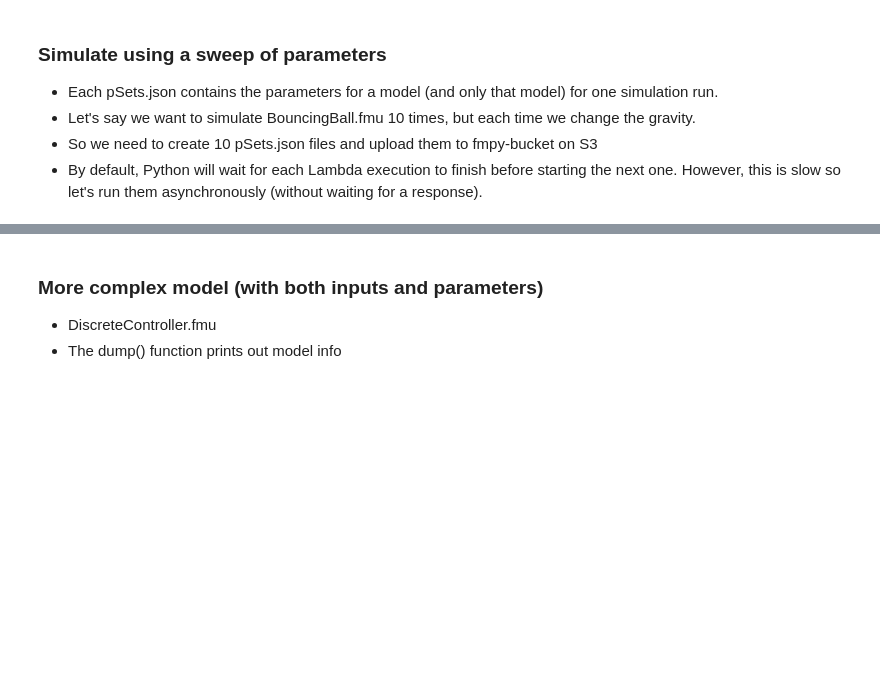
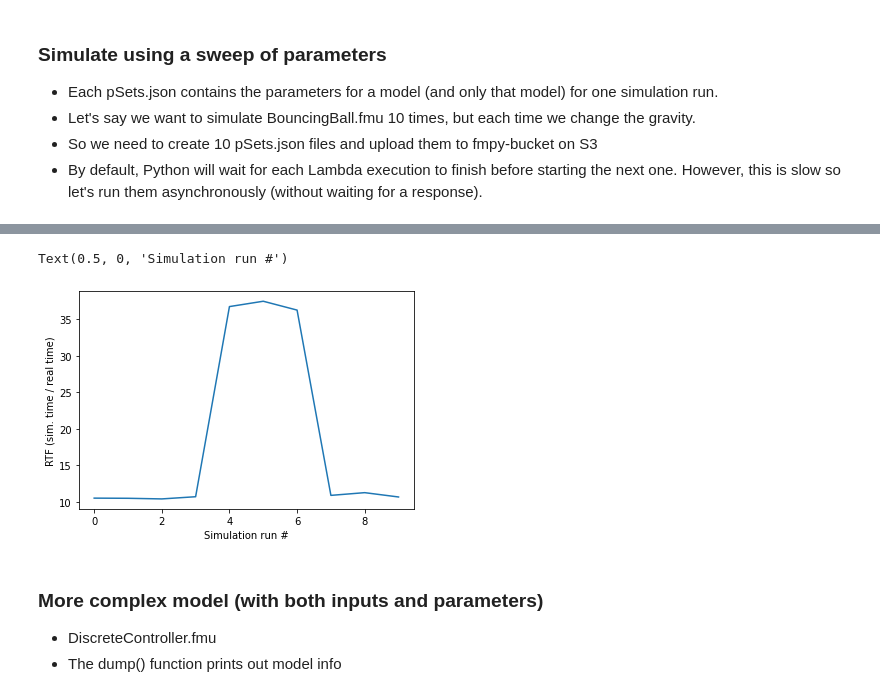
Before and after one commit to stpilks99/simulate-FMU-Lambda, a Jupyter notebook: InvokeLambdaSimulateFMU.ipynb, the cells around one changed output, grey strips where cells are left out. Drawn from its saved outputs; the diff is of its cells as text; code cells hidden in the pictures; blank space fills up the shorter version.

```diff
--- a/InvokeLambdaSimulateFMU.ipynb
+++ b/InvokeLambdaSimulateFMU.ipynb
@@ -195,0 +252,8 @@ for i in range(10):
+# %%
+# get all the Bouncing ball report files in the current directory
+csv_files = glob.glob("BouncingBall.fmu_*_Report_Run*.csv")
+#print(csv_files)
+df_list = (pd.read_csv(file) for file in csv_files)
+# merge the CSVs into one large dataframe
+big_df = pd.concat(df_list, ignore_index=True)
+big_df.head(10)
@@ -196,3 +272,13 @@ for i in range(10):
+# %%
+# plotting
+rtf_array = big_df['Real time factor (sim. time / real time)']
+plt.plot(rtf_array)
+plt.ylabel('RTF (sim. time / real time)')
+plt.xlabel('Simulation run #')
+# seem like some simulations run faster than others
+# %% [output]
+Text(0.5, 0, 'Simulation run #')
+[figure, added]
 # %% [markdown]
 ### More complex model (with both inputs and parameters)
 - DiscreteController.fmu
```
Also changed, not shown: parts of 43 cells of this notebook.
